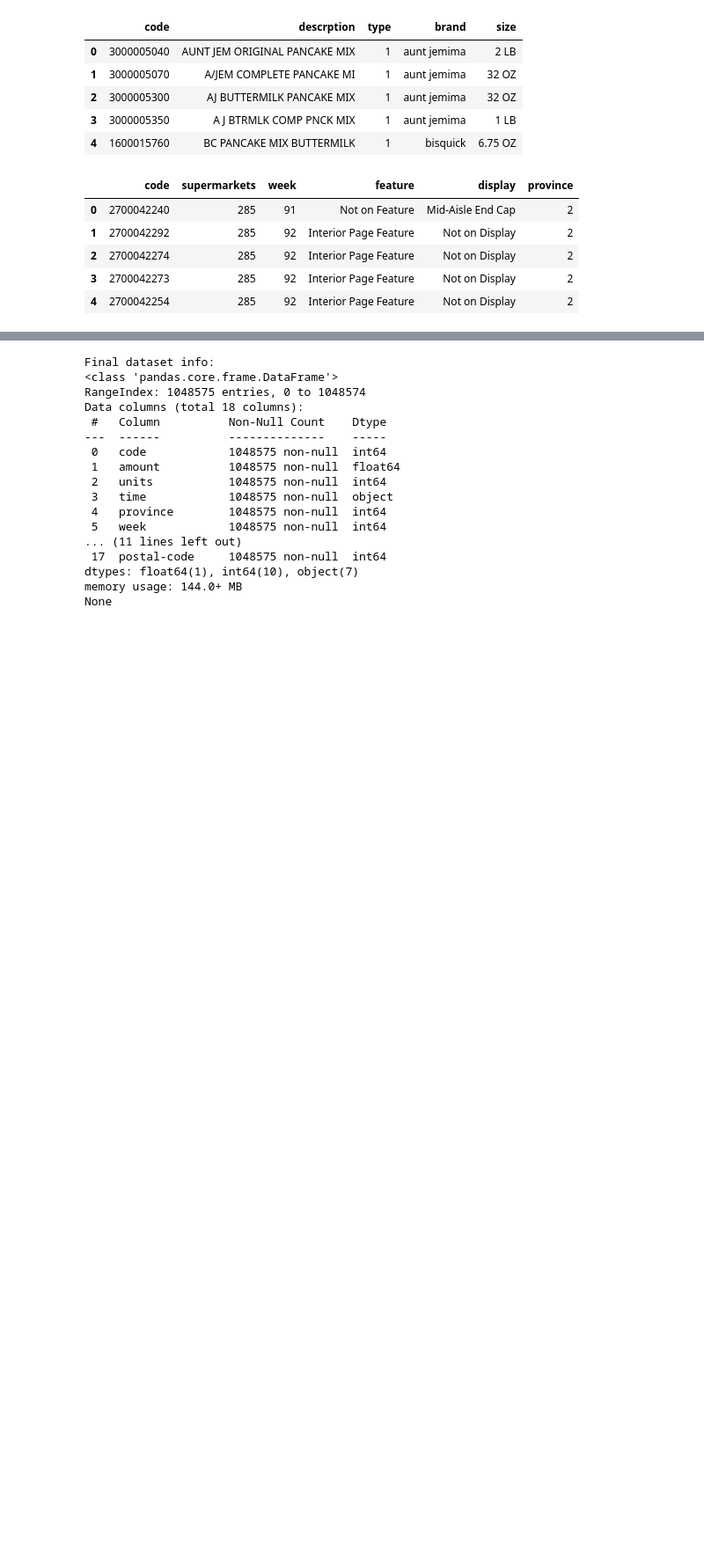
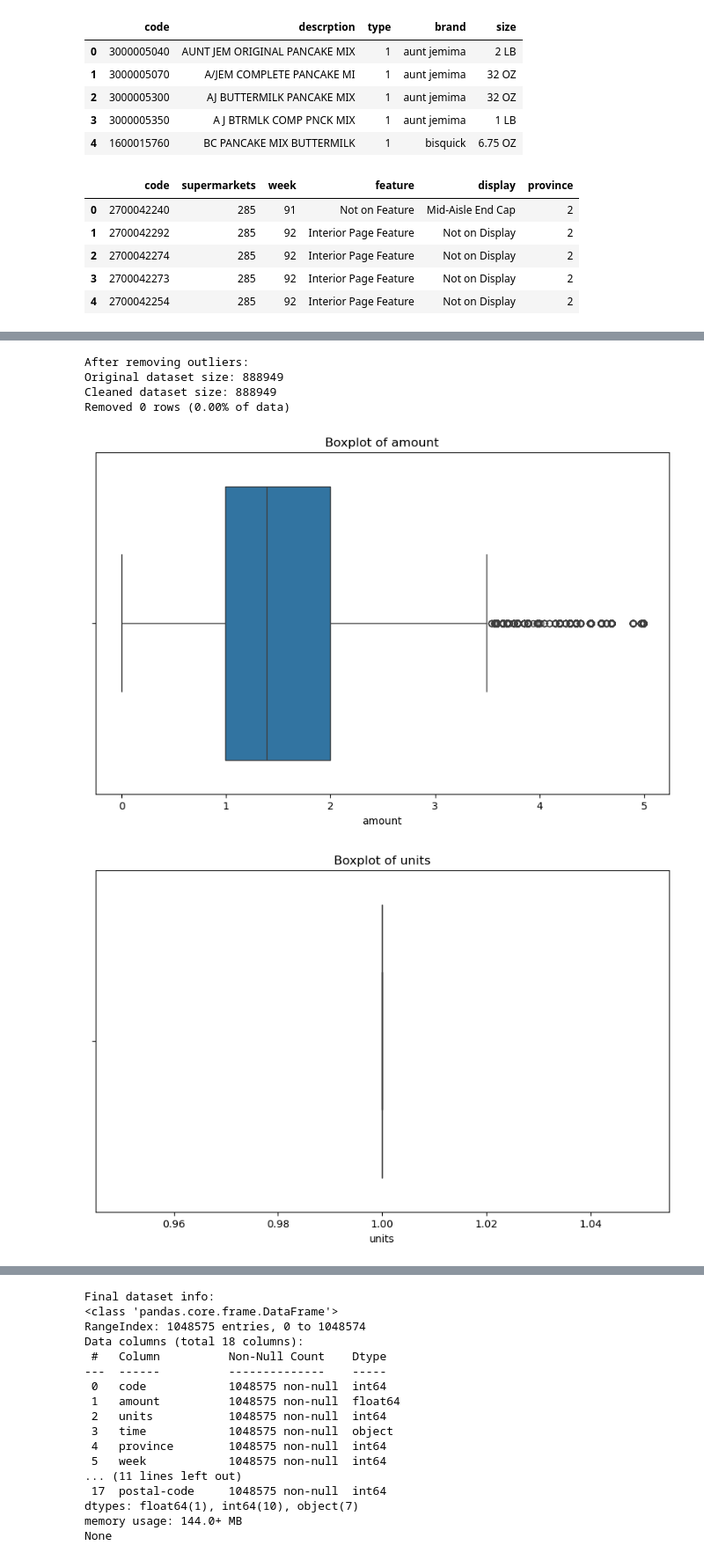
Before and after one commit to Kusalani/Sales-and-Promotions-Analysis, a Jupyter notebook: models/Data preparation.ipynb, the cells around one changed output, grey strips where cells are left out. Shown at 88% size. Drawn from its saved outputs; the diff is of its cells as text; code cells hidden in the pictures; blank space fills up the shorter version.

Commit message:
data preprocess

```diff
--- a/models/Data preparation.ipynb
+++ b/models/Data preparation.ipynb
@@ -273,0 +333,30 @@ for df in [items_df, promotion_df]:
+# %%
+def remove_outliers(df, column):
+    Q1 = df[column].quantile(0.25)
+    Q3 = df[column].quantile(0.75)
+    IQR = Q3 - Q1
+    lower_bound = Q1 - 3 * IQR  # Using 3 instead of 1.5 to be more conservative
+    upper_bound = Q3 + 3 * IQR
+    return df[(df[column] >= lower_bound) & (df[column] <= upper_bound)]
+# %%
+# Remove outliers from 'amount' and 'units'
+sales_df_cleaned = remove_outliers(sales_df, 'amount')
+sales_df_cleaned = remove_outliers(sales_df_cleaned, 'units')
+# %%
+# Check the results after removing outliers
+print("\nAfter removing outliers:")
+print(f"Original dataset size: {len(sales_df)}")
+print(f"Cleaned dataset size: {len(sales_df_cleaned)}")
+print(f"Removed {len(sales_df) - len(sales_df_cleaned)} rows ({(1 - len(sales_df_cleaned)/len(sales_df))*100:.2f}% of data)")
+# %% [output]
+After removing outliers:
+Original dataset size: 888949
+Cleaned dataset size: 888949
+Removed 0 rows (0.00% of data)
+# %%
+# Plot boxplots after removing outliers
+plot_boxplot(sales_df_cleaned, 'amount')
+plot_boxplot(sales_df_cleaned, 'units')
+# %% [output]
+[figure, added]
+[figure, added]
```
Also changed, not shown: parts of 19 cells of this notebook.
